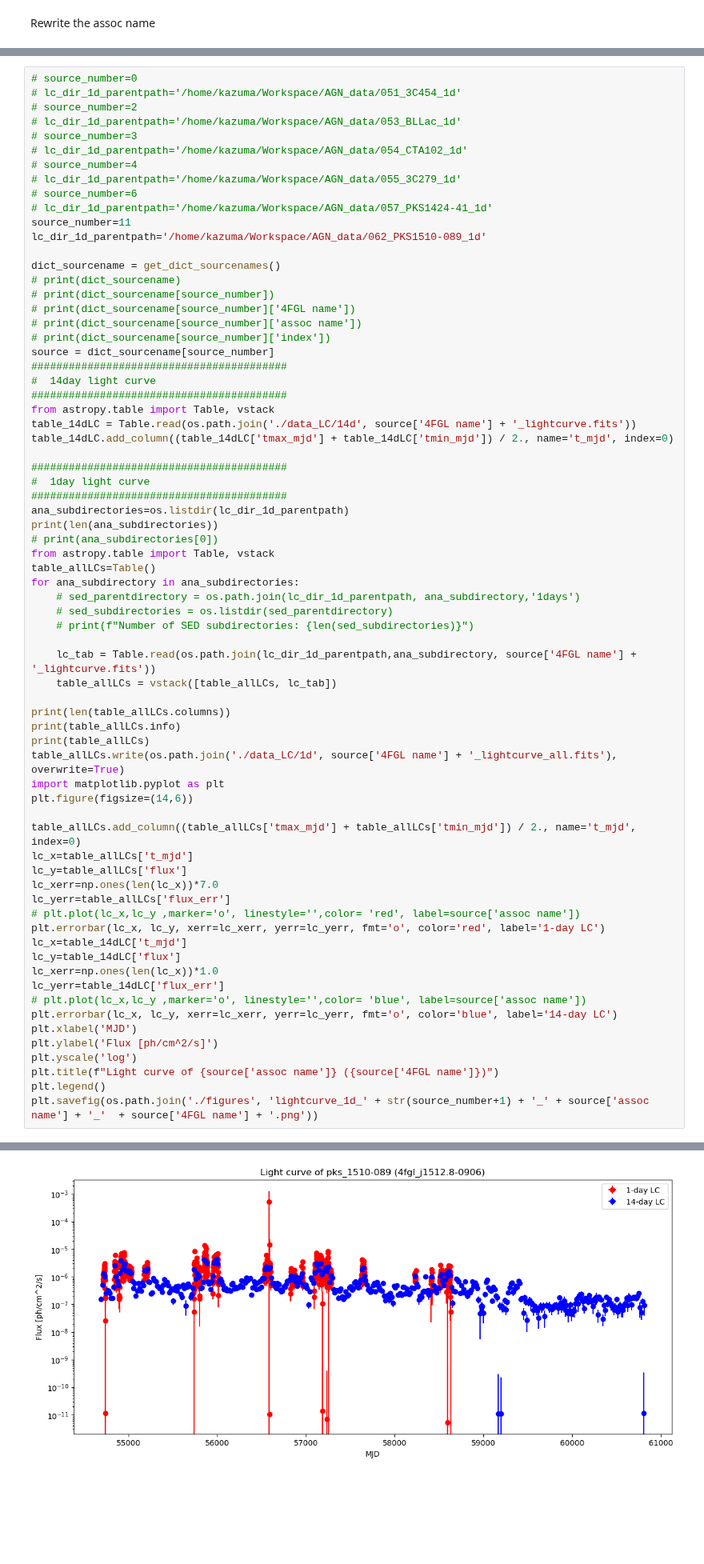
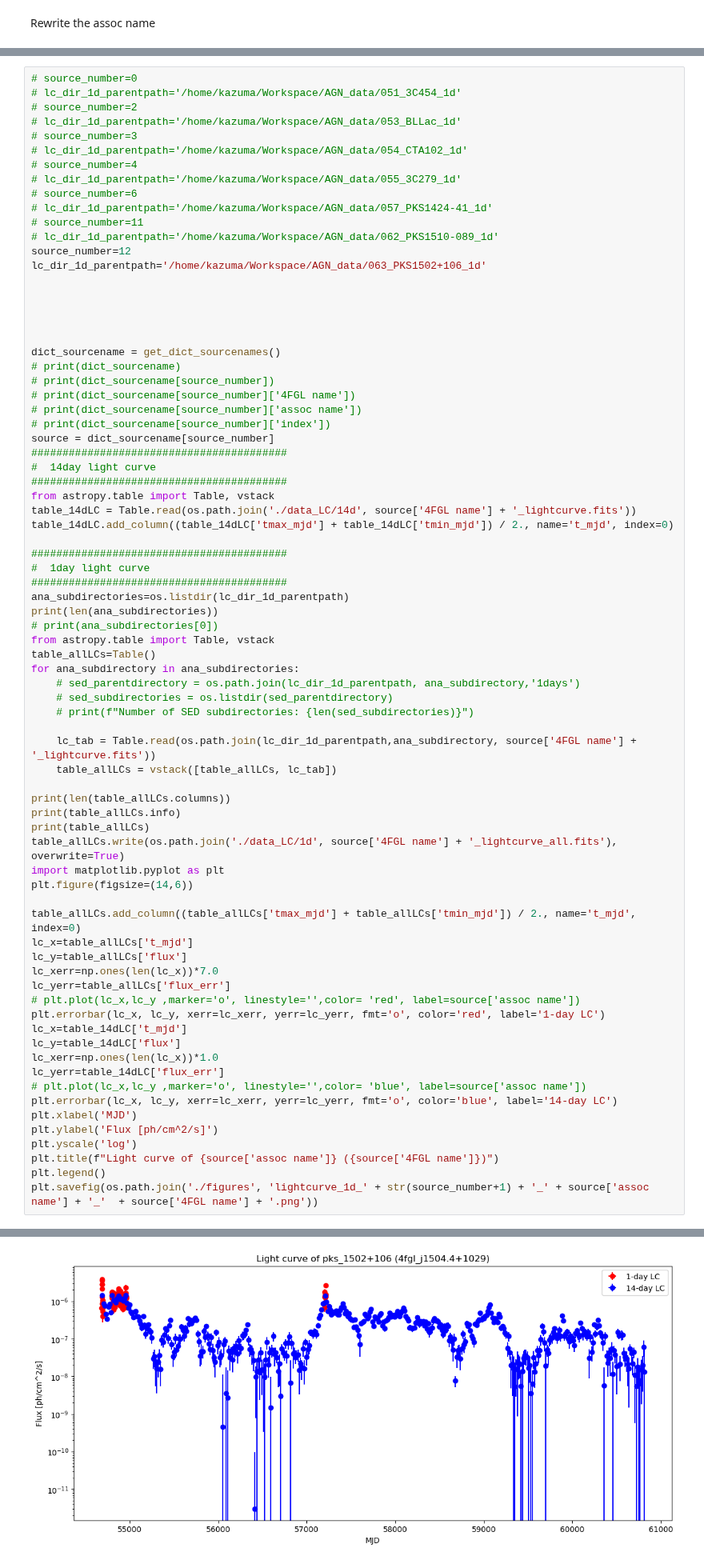
Before and after one commit to kazumaishio/SEDquest, a Jupyter notebook: lightcurve_1d.ipynb, the cells around one changed output, grey strips where cells are left out. Shown at 80% size. Saved outputs shown, nothing was run; the diff lists cells and outputs as text; blank space fills up the shorter version.

```diff
--- a/lightcurve_1d.ipynb
+++ b/lightcurve_1d.ipynb
@@ -142,8 +142,14 @@ def get_lc_files_14d(dir_path_lc= "./data_LC/14d"):
 # lc_dir_1d_parentpath='/home/kazuma/Workspace/AGN_data/055_3C279_1d'
 # source_number=6
 # lc_dir_1d_parentpath='/home/kazuma/Workspace/AGN_data/057_PKS1424-41_1d'
-source_number=11
-lc_dir_1d_parentpath='/home/kazuma/Workspace/AGN_data/062_PKS1510-089_1d'
+# source_number=11
+# lc_dir_1d_parentpath='/home/kazuma/Workspace/AGN_data/062_PKS1510-089_1d'
+source_number=12
+lc_dir_1d_parentpath='/home/kazuma/Workspace/AGN_data/063_PKS1502+106_1d'
+
+
+
+
 
 dict_sourcename = get_dict_sourcenames()
 # print(dict_sourcename)
@@ -222 +228 @@ Length = 840 rows
-[figure, old version]
+[figure, new version]
```
Also changed, not shown: parts of 1 cell of this notebook, 3 other files.
